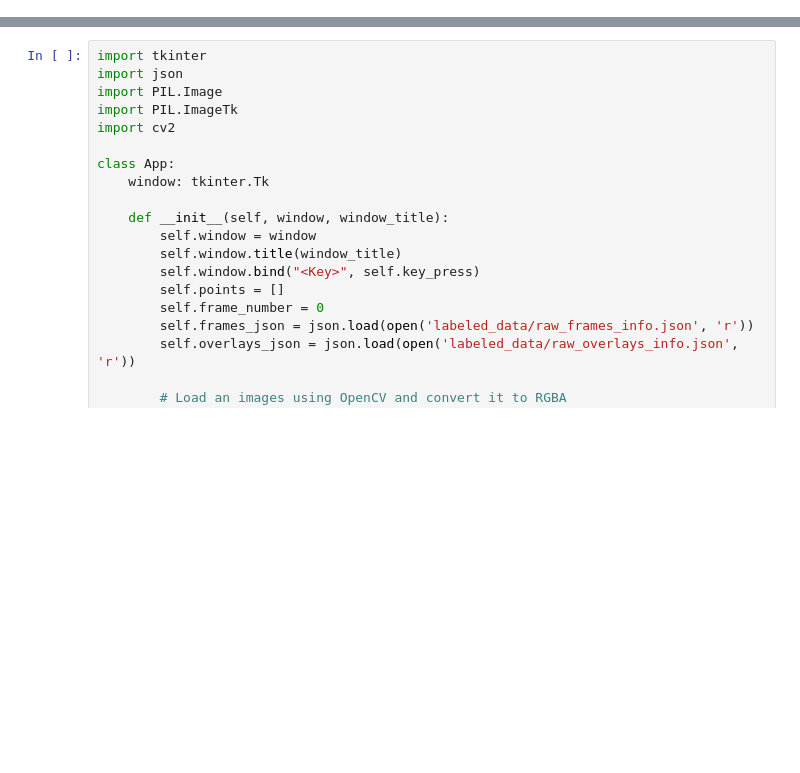
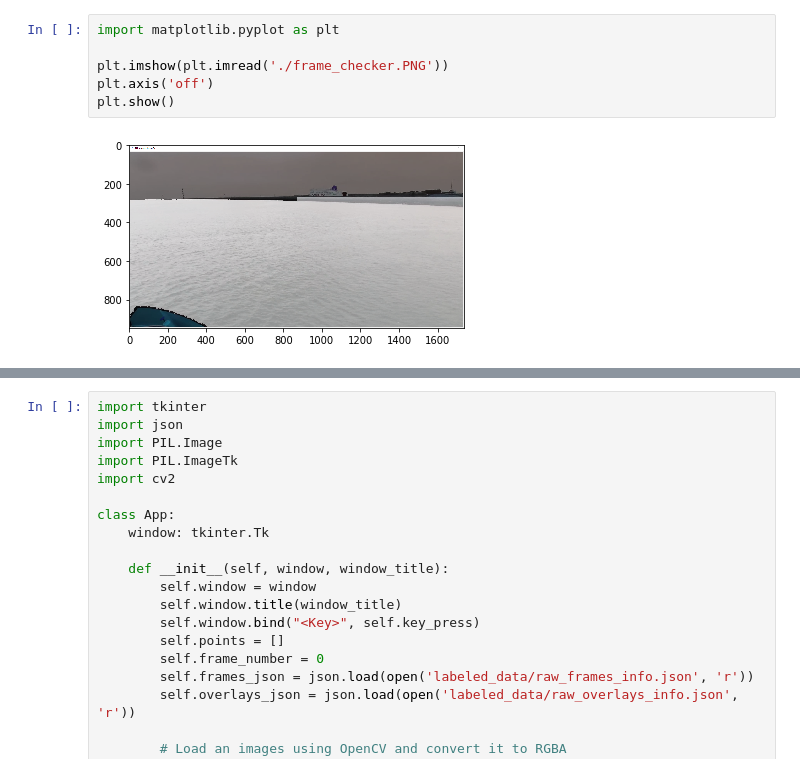
Before and after one commit to KB-74/portfolio, a Jupyter notebook: Michiel/Notebooks/frame_checker.ipynb, the cells around one changed output, grey strips where cells are left out. Cells and saved outputs as stored; diff of their text form; blank space fills up the shorter version.

```diff
--- a/Michiel/Notebooks/frame_checker.ipynb
+++ b/Michiel/Notebooks/frame_checker.ipynb
@@ -7 +14,9 @@ Onderstaande code doet dit door de overlay en de image waar de overlay bij hoort
+# %%
+import matplotlib.pyplot as plt
+
+plt.imshow(plt.imread('./frame_checker.PNG'))
+plt.axis('off')
+plt.show()
+# %% [output]
+[figure, added]
 # %% [markdown]
```
Also changed, not shown: parts of 4 cells of this notebook.
